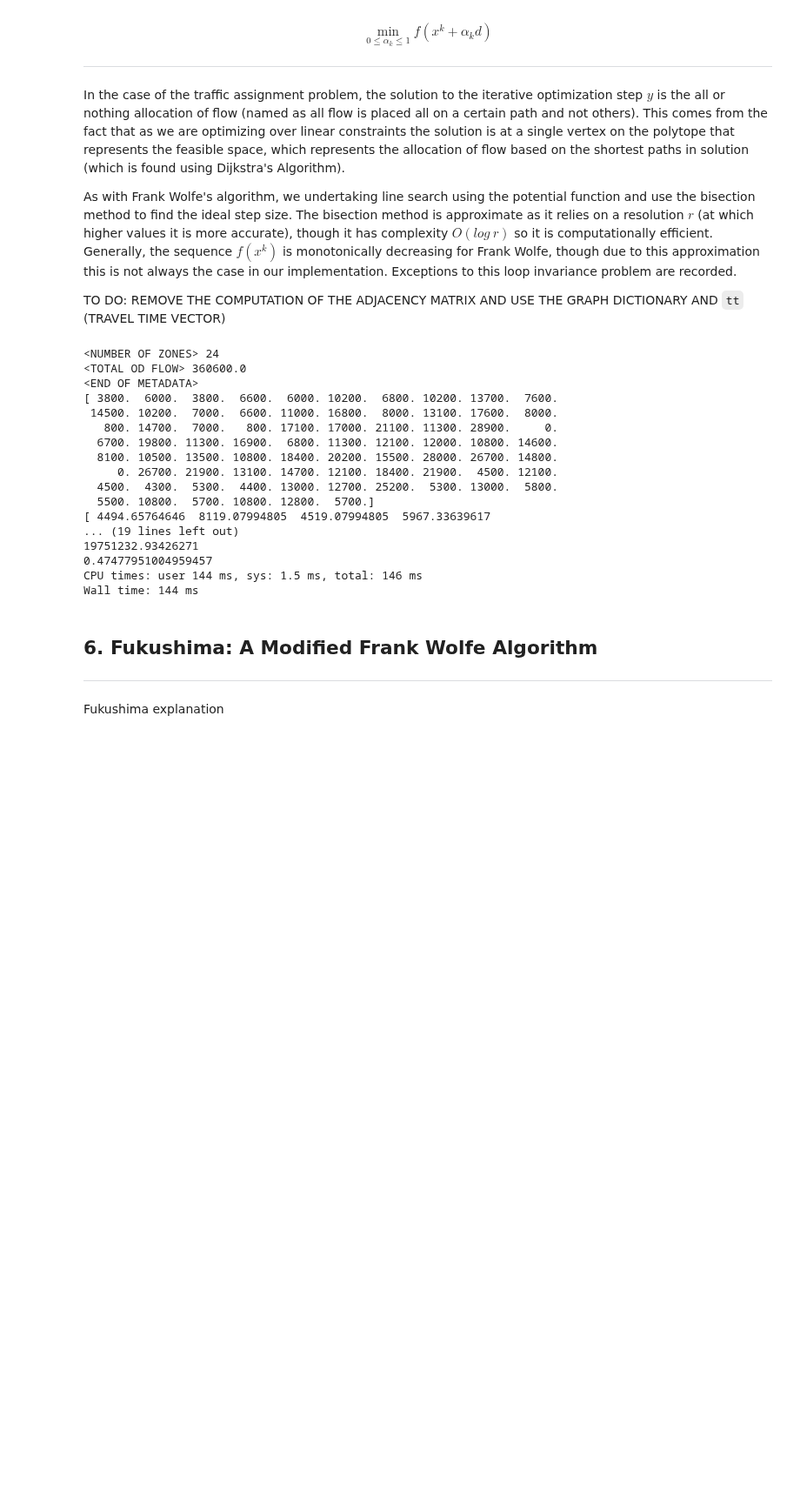
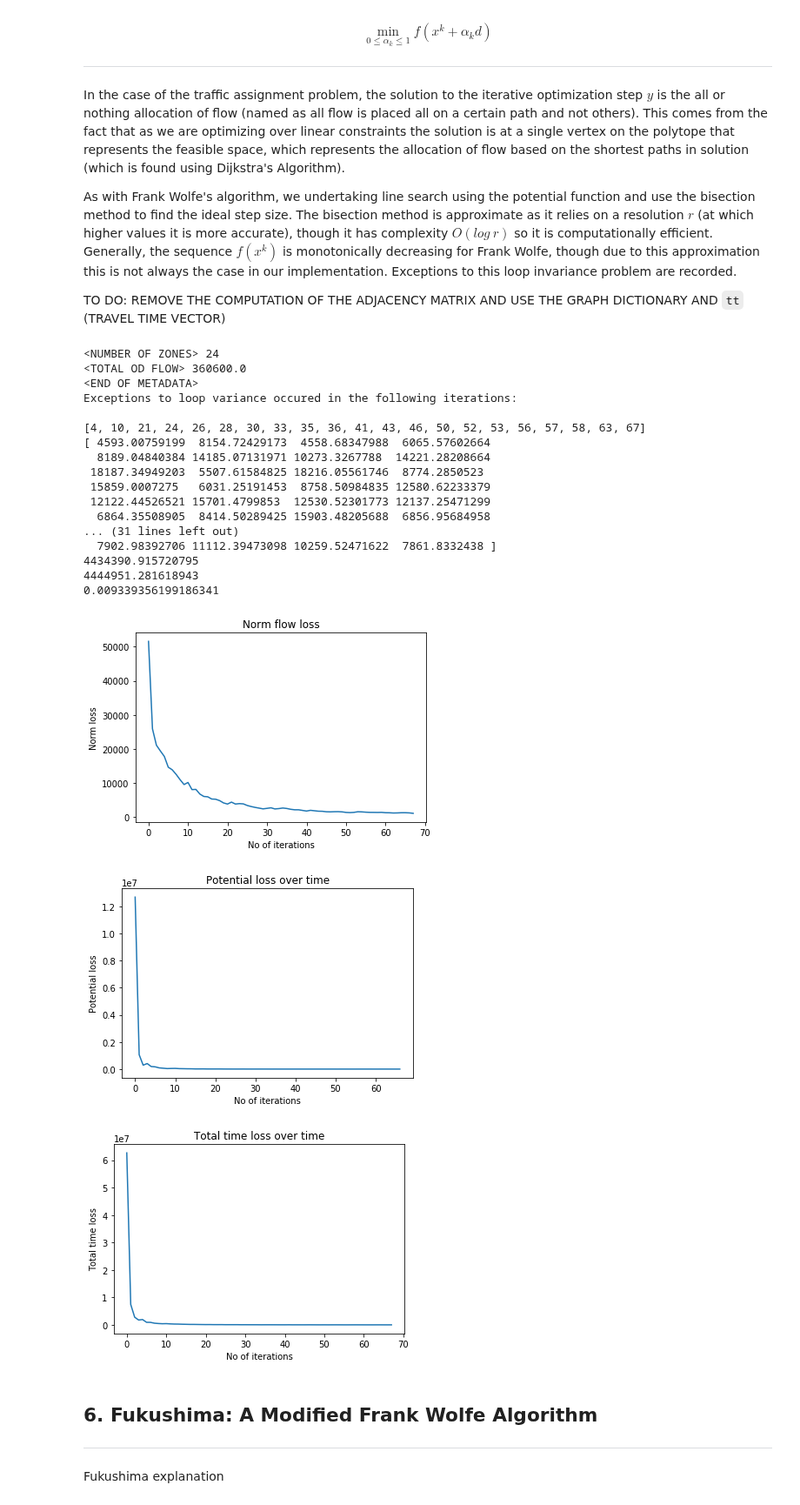
Before and after one commit to TheoCabannes/Traffic_network_framework, a Jupyter notebook: STA.ipynb, the cells around one changed output. Shown at 87% size. Saved outputs shown, nothing was run; the diff lists cells and outputs as text; code cells hidden in the pictures; blank space fills up the shorter version.

```diff
--- a/STA.ipynb
+++ b/STA.ipynb
@@ -221,9 +222,8 @@ As with Frank Wolfe's algorithm, we undertaking line search using the potential
 
 TO DO: REMOVE THE COMPUTATION OF THE ADJACENCY MATRIX AND USE THE GRAPH DICTIONARY AND `tt` (TRAVEL TIME VECTOR)
 # %%
-%%time
-# import scipy
-# from scipy.sparse.csgraph import dijkstra
+import scipy
+from scipy.sparse.csgraph import dijkstra
 
 def update_travel_time_from_tt(graph, tt):
     nb_nodes = len(graph)
@@ -280,8 +280,8 @@ def all_or_nothing(d, tt, g):
         #sp = find_sp(o_tmp, d_tmp)
         #faon = add_flow(faon, sp, d[o_tmp, d_tmp])
         faon = add_flow_dijkstra(adj, o_tmp, d_tmp, faon, d[o_tmp, d_tmp], g)
-        #flow_tmp = d[o_tmp, d_tmp]
-        #faon = put_on_shortest_path(faon, o_tmp, d_tmp, flow_tmp, tt, g, G) # to change when we write our own
+        # flow_tmp = d[o_tmp, d_tmp]
+        # faon = put_on_shortest_path(faon, o_tmp, d_tmp, flow_tmp, tt, g, G) # to change when we write our own
     return faon
 
 #def find_sp(g):
@@ -327,11 +327,10 @@ def line_search(f, res=20):
     return l * d
 
 # write pseudocode STA
-epsilon = 0.0000001
+epsilon = 0.01
 
 # initialization
 network = 'data/SiouxFalls/SiouxFalls'
-#network = 'data/Anaheim/Anaheim'
 graph_wrapped, demand, graph, nb_links = initialization(network)
 
 table_net, _, _, _, _, _, _ = graph_wrapped
@@ -341,10 +340,9 @@ nb_links = table_net.shape[0]
 f = all_or_nothing(demand, travel_time(np.zeros(nb_links), graph_wrapped), graph)
 f_iter = []
 tt_iter = []
-
-alpha = 1.0
+incr_tt = []
+alpha = 1
 i = 0
-incr_tt = []
 while alpha>epsilon and i<1000:
     f_iter.append(f)
     tt = travel_time(f, graph_wrapped)
@@ -355,6 +353,7 @@ while alpha>epsilon and i<1000:
     if i != 0 and tt_iter[i] > tt_iter[i-1]:
         incr_tt.append(i)
     i = i+1
+
 if len(incr_tt) > 0:
     print("Exceptions to loop variance occured in the following iterations: \n")
     print(str(incr_tt))
@@ -368,20 +367,47 @@ print(np.linalg.norm(f-flow)/np.linalg.norm(flow))
 <NUMBER OF ZONES> 24
 <TOTAL OD FLOW> 360600.0
 <END OF METADATA>
-[ 3800.  6000.  3800.  6600.  6000. 10200.  6800. 10200. 13700.  7600.
- 14500. 10200.  7000.  6600. 11000. 16800.  8000. 13100. 17600.  8000.
-   800. 14700.  7000.   800. 17100. 17000. 21100. 11300. 28900.     0.
-  6700. 19800. 11300. 16900.  6800. 11300. 12100. 12000. 10800. 14600.
-  8100. 10500. 13500. 10800. 18400. 20200. 15500. 28000. 26700. 14800.
-     0. 26700. 21900. 13100. 14700. 12100. 18400. 21900.  4500. 12100.
-  4500.  4300.  5300.  4400. 13000. 12700. 25200.  5300. 13000.  5800.
-  5500. 10800.  5700. 10800. 12800.  5700.]
-[ 4494.65764646  8119.07994805  4519.07994805  5967.33639617
-... (19 lines left out)
-19751232.93426271
-0.47477951004959457
-CPU times: user 144 ms, sys: 1.5 ms, total: 146 ms
-Wall time: 144 ms
+Exceptions to loop variance occured in the following iterations:
+
+[4, 10, 21, 24, 26, 28, 30, 33, 35, 36, 41, 43, 46, 50, 52, 53, 56, 57, 58, 63, 67]
+[ 4593.00759199  8154.72429173  4558.68347988  6065.57602664
+  8189.04840384 14185.07131971 10273.3267788  14221.28208664
+ 18187.34949203  5507.61584825 18216.05561746  8774.2850523
+ 15859.0007275   6031.25191453  8758.50984835 12580.62233379
+ 12122.44526521 15701.4799853  12530.52301773 12137.25471299
+  6864.35508905  8414.50289425 15903.48205688  6856.95684958
+... (31 lines left out)
+  7902.98392706 11112.39473098 10259.52471622  7861.8332438 ]
+4434390.915720795
+4444951.281618943
+0.009339356199186341
+# %%
+norm_flow_loss = [np.linalg.norm(f-flow,2) for f in f_iter]
+plt.figure()
+plt.title("Norm flow loss")
+plt.ylabel("Norm loss")
+plt.xlabel("No of iterations")
+plt.plot(norm_flow_loss)
+plt.show()
+
+potential_loss = [potential(f_iter[i], graph_wrapped)-potential(f_iter[i+1], graph_wrapped) for i in range(len(f_iter)-1)]
+plt.figure()
+plt.title("Potential loss over time")
+plt.ylabel("Potential loss")
+plt.xlabel("No of iterations")
+plt.plot(potential_loss)
+plt.show()
+
+plt.figure()
+plt.title("Total time loss over time")
+plt.ylabel("Total time loss")
+plt.xlabel("No of iterations")
+plt.plot(tt_iter)
+plt.show()
+# %% [output]
+[figure, added]
+[figure, added]
+[figure, added]
 # %% [markdown]
 ## 6. Fukushima: A Modified Frank Wolfe Algorithm <a id="assignment"></a>
 ***
```
Also changed, not shown: parts of 3 cells of this notebook.
